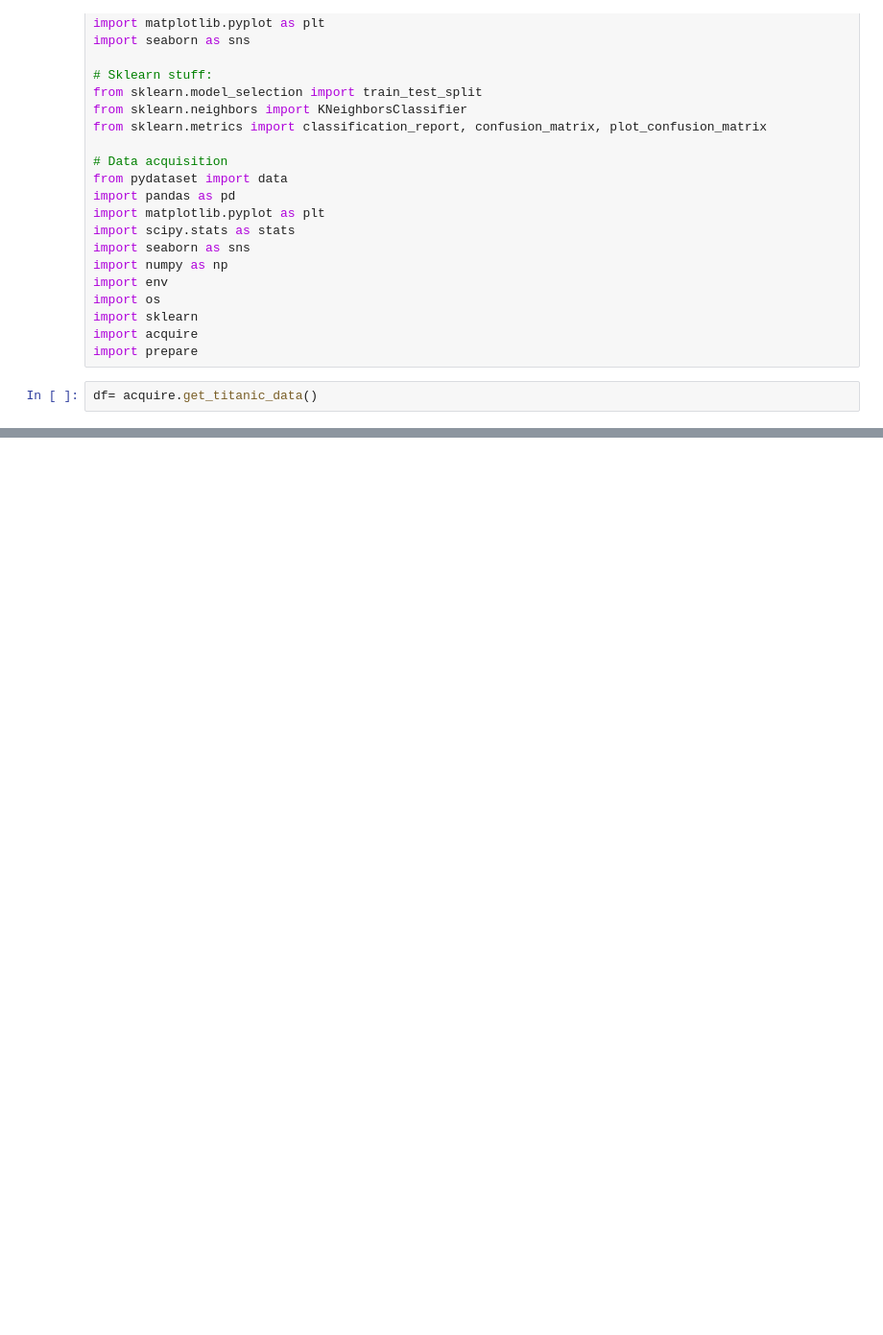
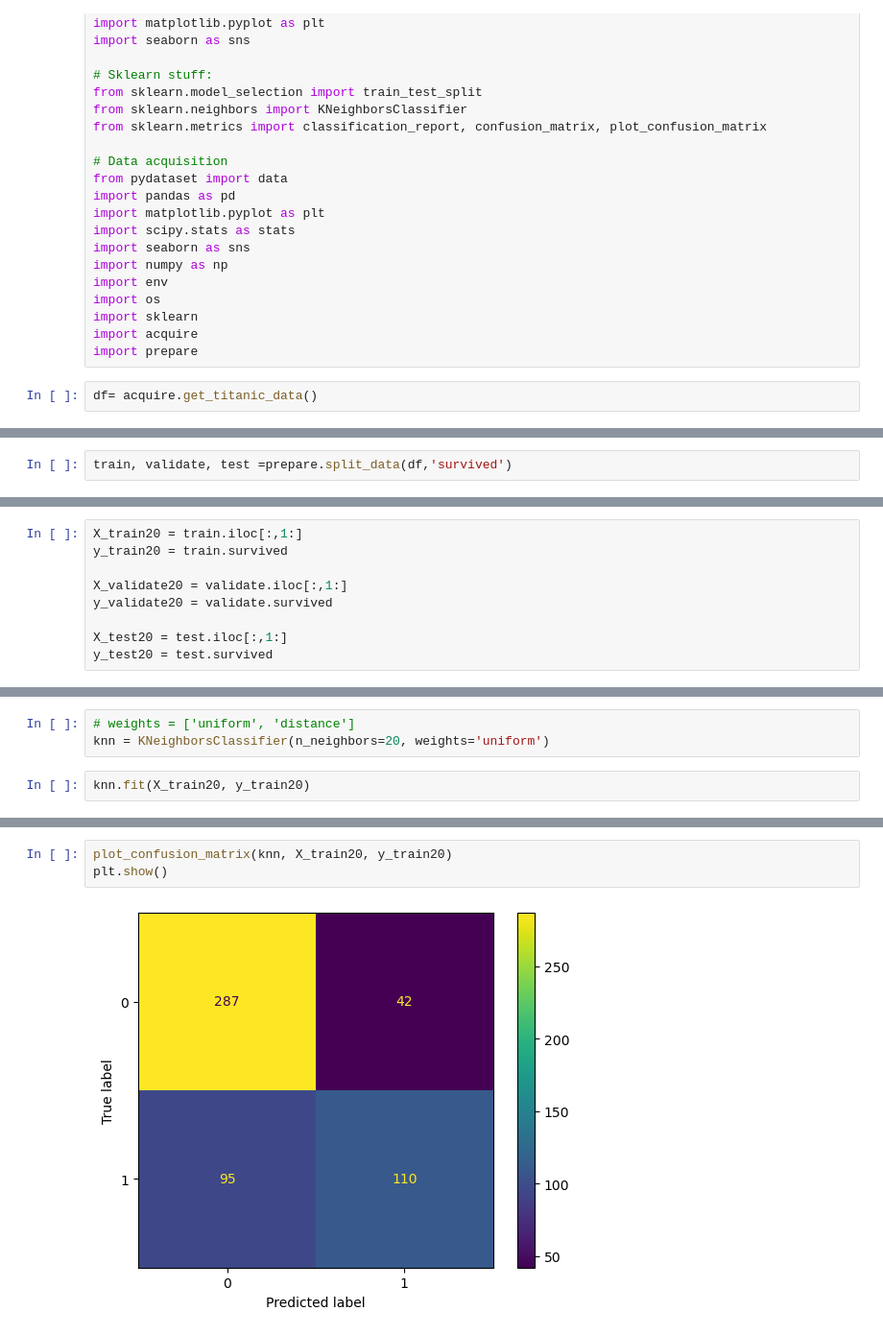
Before and after one commit to scottbarnett97/classification-exercises, a Jupyter notebook: knn_model.ipynb, the cells around one changed output, grey strips where cells are left out. Shown: that part at 96% size. Cells and saved outputs as stored; diff of their text form; blank space fills up the shorter version.

```diff
--- a/knn_model.ipynb
+++ b/knn_model.ipynb
@@ -38,0 +319,2 @@ df = prepare.pre
+# %%
+train, validate, test =prepare.split_data(df,'survived')
@@ -38,0 +325,9 @@ df = prepare.pre
+# %%
+X_train20 = train.iloc[:,1:]
+y_train20 = train.survived
+
+X_validate20 = validate.iloc[:,1:]
+y_validate20 = validate.survived
+
+X_test20 = test.iloc[:,1:]
+y_test20 = test.survived
@@ -38,0 +343,5 @@ df = prepare.pre
+# %%
+# weights = ['uniform', 'distance']
+knn = KNeighborsClassifier(n_neighbors=20, weights='uniform')
+# %%
+knn.fit(X_train20, y_train20)
@@ -38,0 +400,5 @@ df = prepare.pre
+# %%
+plot_confusion_matrix(knn, X_train20, y_train20)
+plt.show()
+# %% [output]
+[figure, added]
```
Also changed, not shown: parts of 137 cells of this notebook, 1 other file.
